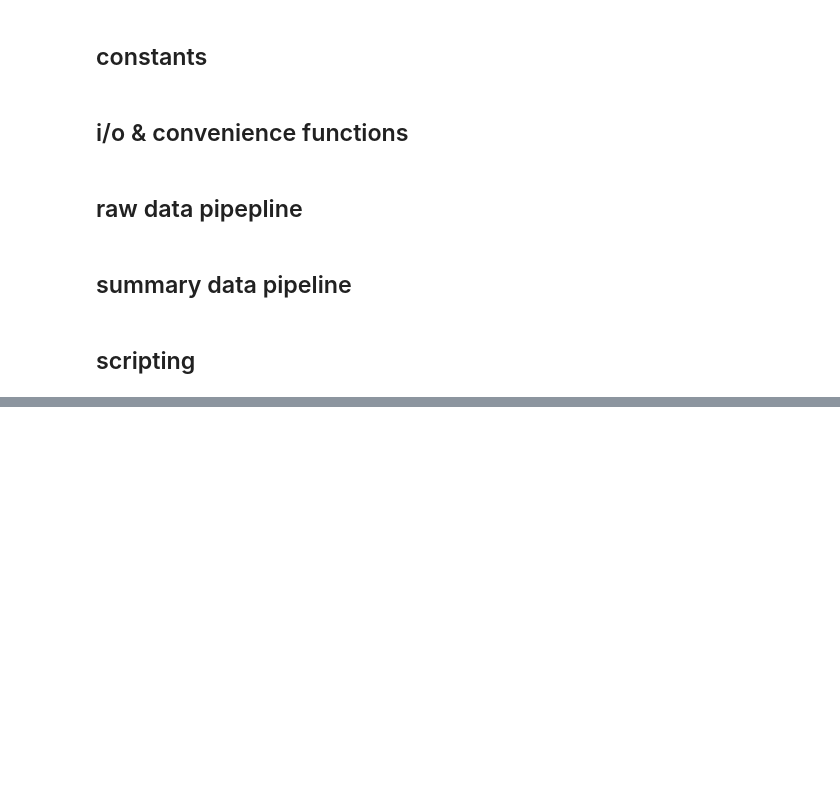
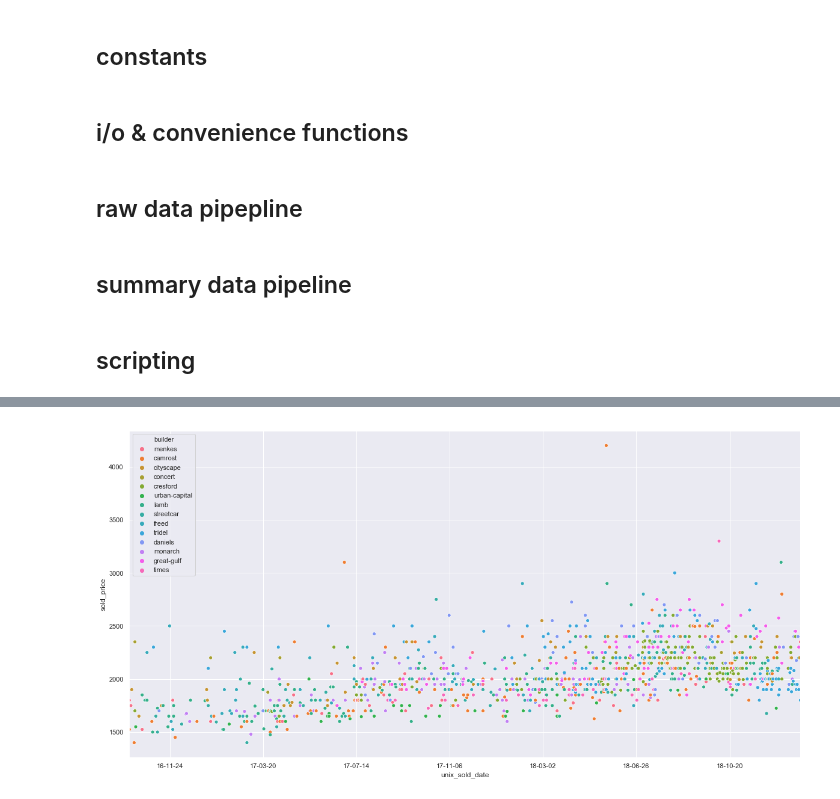
Before and after one commit to bluecamel-io/condohub-experiments, a Jupyter notebook: py-scripts/repliers.ipynb, the cells around one changed output, grey strips where cells are left out. Drawn from its saved outputs; the diff is of its cells as text; code cells hidden in the pictures; blank space fills up the shorter version.

Commit message:
lots of experiments, add rental data

```diff
--- a/py-scripts/repliers.ipynb
+++ b/py-scripts/repliers.ipynb
@@ -418,0 +473,37 @@ _ = ax.set_xticklabels(labels)
+# %%
+df = summary_listings_etl(RENT_CACHE_INSTRUCTIONS)
+df = df.sort_values('sold_date')
+
+builders = [ ins['builder'] for ins in RENT_CACHE_INSTRUCTIONS ]
+builders = list(set(builders))
+
+#df = df[(df['n_bedrooms'] == 1) & (df['n_bedrooms'] == 2)]
+df = df[df['n_bedrooms'] == 1]
+
+df['sold_date'] = df['sold_date'] + pd.to_timedelta(df.groupby('sold_date').cumcount(), unit='m')
+df = df.set_index('sold_date', drop=False)
+
+df['unix_sold_date'] = df['sold_date'].astype(np.int64)
+df['mean_sold_price'] = df['sold_price'].rolling(25).mean()
+
+fig, ax = plt.subplots(figsize=(20, 10))
+
+ax = sns.scatterplot(ax=ax, x="unix_sold_date", y="sold_price", hue='builder', data=df)
+#ax = sns.lineplot(ax=ax, x="sold_date", y="mean_sold_price", data=df)
+#ax = sns.regplot(ax=ax, x="unix_sold_date", y="sold_price", scatter=False, data=df[df['builder'] == 'tridel'])
+
+#for builder in builders:
+#    ax = sns.regplot(ax=ax, x="unix_sold_date", y="sold_price", scatter=True, data=df[df['builder'] == builder])
+
+ax.set_xlim(df['unix_sold_date'].min(), df['unix_sold_date'].max())
+
+labels = ax.get_xticks()
+labels = [ int(l / 1000000000) for l in labels ]
+#labels = [ item.get_text() for item in ax.get_xticks() ]
+labels = [ datetime.datetime.utcfromtimestamp(ts).strftime('%y-%m-%d') for ts in labels ]
+_ = ax.set_xticklabels(labels)
+
+#print(df['sold_price'].rolling(3).mean())
+#print(df['sold_price'])
+# %% [output]
+[figure, added]
```
Also changed, not shown: parts of 10 cells of this notebook.
